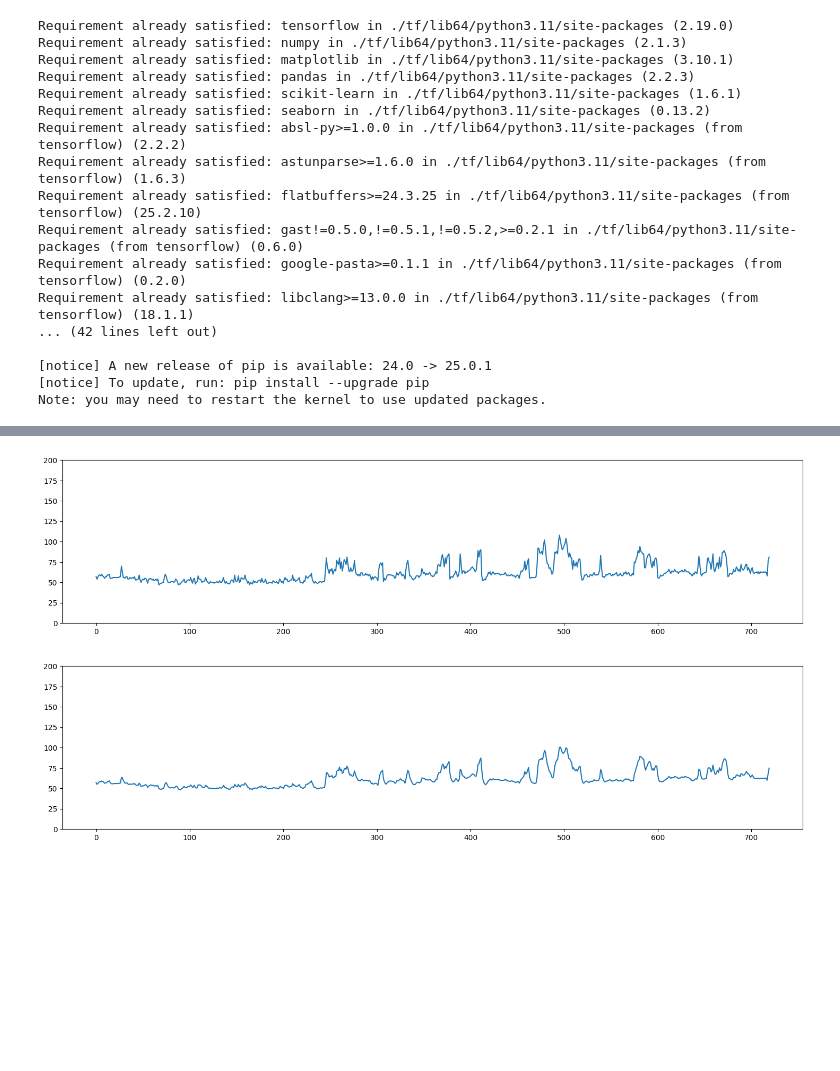
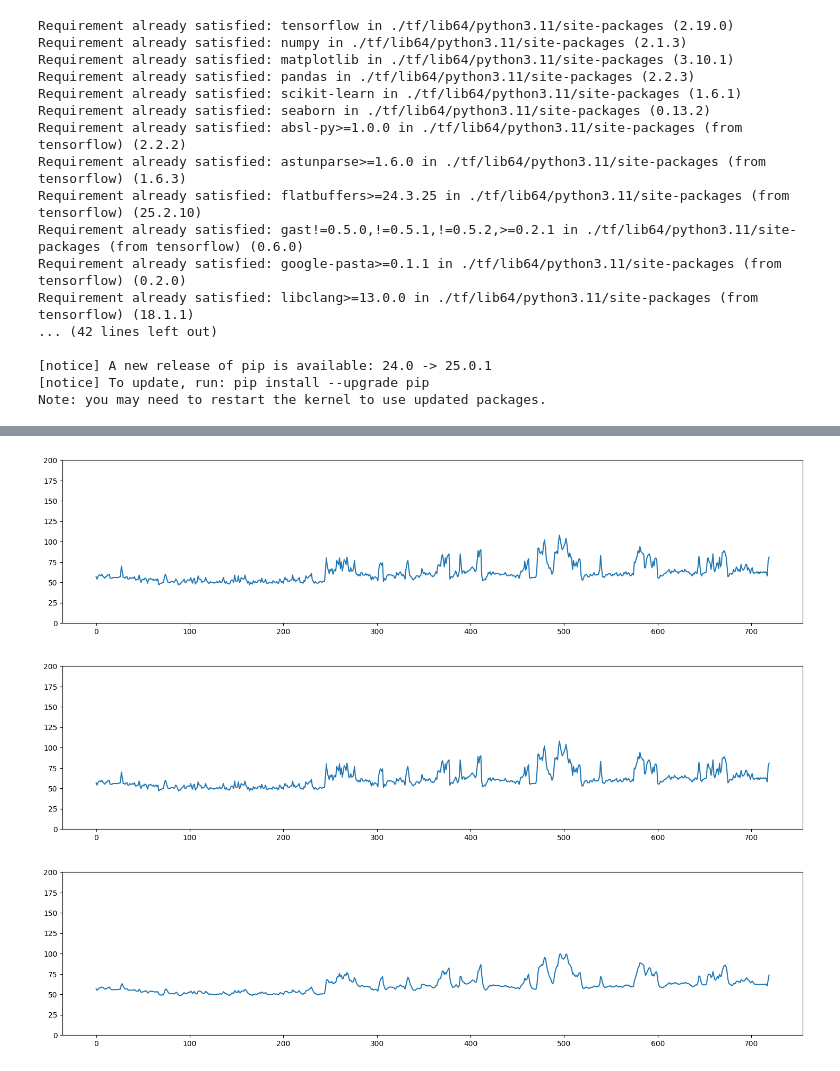
Before and after one commit to bigaru/lifestreams-scripts, a Jupyter notebook: myVAE.ipynb, the cells around one changed output, grey strips where cells are left out. Drawn from its saved outputs; the diff is of its cells as text; code cells hidden in the pictures; blank space fills up the shorter version.

```diff
--- a/myVAE.ipynb
+++ b/myVAE.ipynb
@@ -42,37 +69,42 @@ def plot_hr(data):
 # %%
-raw_hr_data = []
+raw = []
 
 for json_file in glob.glob('rawhr/*.json'):
-
     with open(json_file, 'r') as file:
         data = json.load(file)
-
         hr = list(map(lambda x: x[1], data['heartRateValues']))
 
         if len(hr) != 720:
-            print(json_file.name )
-        raw_hr_data.append(hr)
+            print(json_file)
+
+        raw.append(hr)
+
+hr_data = []
+target_hr_data = []
+
+for i in range(10):
+
+    d0 = list(map(lambda x: smooth(x, 1.0-(0.05*i)), raw))
+    d1 = list(map(lambda x: smooth(x, 1.0-(0.05*(i+1))), raw))
+
+    hr_data = hr_data + d0
+    target_hr_data = target_hr_data + d1
+
+hr_data = np.array(hr_data)
+target_hr_data = np.array(target_hr_data)
 
 
-smooth_data = list(map(lambda x: smooth(x), raw_hr_data))
-
-hr_data = np.concatenate([
-    np.array(raw_hr_data), np.array(smooth_data), np.array(raw_hr_data), np.array(smooth_data), np.array(raw_hr_data), np.array(smooth_data),
-    ])
-#target_hr_data = np.concatenate([np.array(raw_hr_data), np.array(smooth_data), np.array(raw_hr_data), np.array(smooth_data), np.array(raw_hr_data), np.array(smooth_data),])
-target_hr_data = hr_data
-
-hr_data = np.concatenate([hr_data, hr_data, hr_data, hr_data, hr_data, hr_data])
-hr_data = np.concatenate([hr_data, hr_data, hr_data, hr_data, hr_data, hr_data])
-target_hr_data = np.concatenate([target_hr_data, target_hr_data, target_hr_data, target_hr_data, target_hr_data, target_hr_data])
-target_hr_data = np.concatenate([target_hr_data, target_hr_data, target_hr_data, target_hr_data, target_hr_data, target_hr_data])
+hr_data = np.concatenate([hr_data, hr_data, hr_data, hr_data])
+target_hr_data = np.concatenate([target_hr_data, target_hr_data, target_hr_data, target_hr_data])
 # %%
 d_data = hr_data[6]
 plot_hr(d_data)
-plot_hr(smooth(d_data))
+plot_hr(smooth(d_data, 1))
+plot_hr(smooth(d_data, 0.45))
 # %% [output]
 [figure]
-[figure, old version]
+[figure, new version]
+[figure, added]
 # %%
 x_train = hr_data.astype('float32') / 250.0
 target_train = target_hr_data.astype('float32') / 250.0
```
Also changed, not shown: parts of 9 cells of this notebook.
